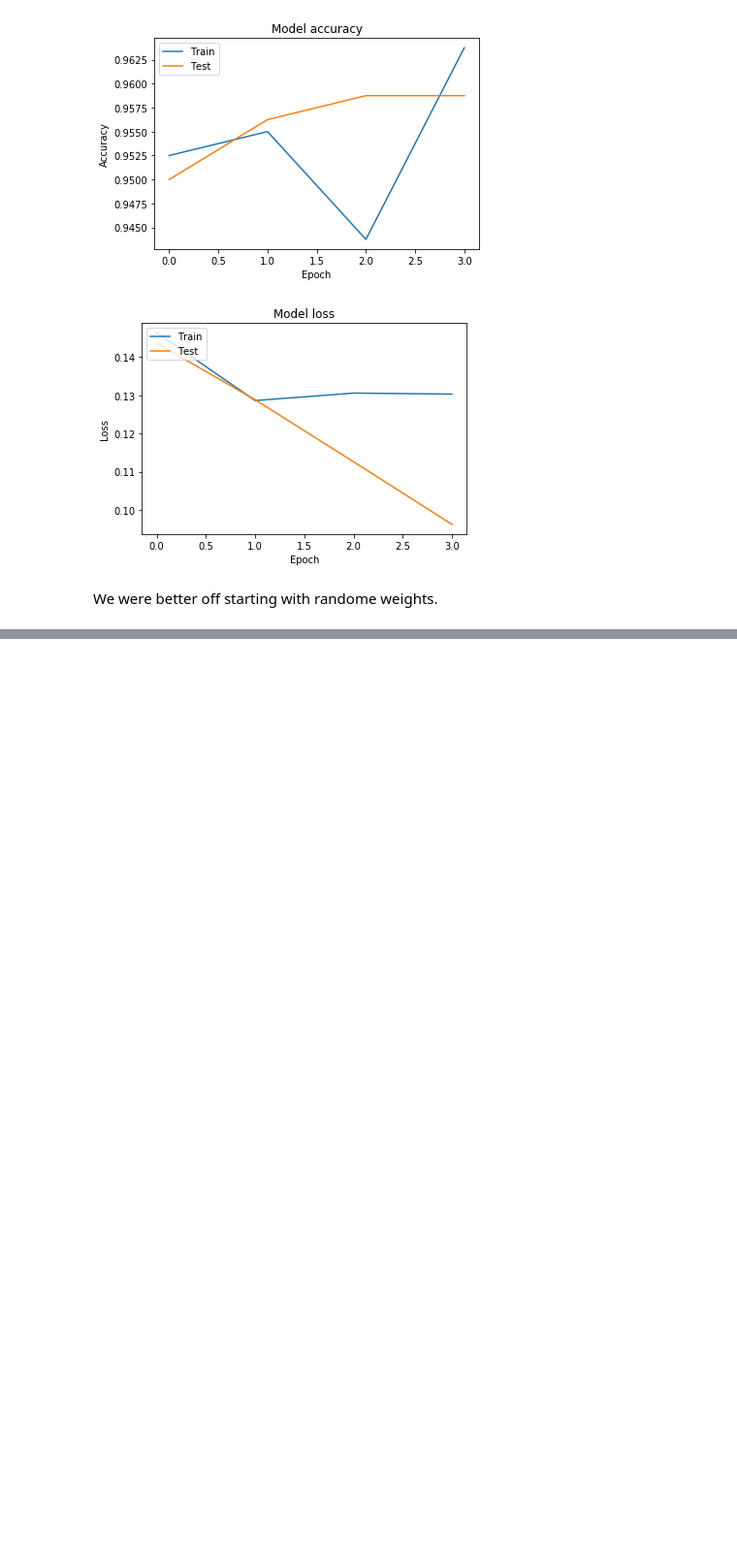
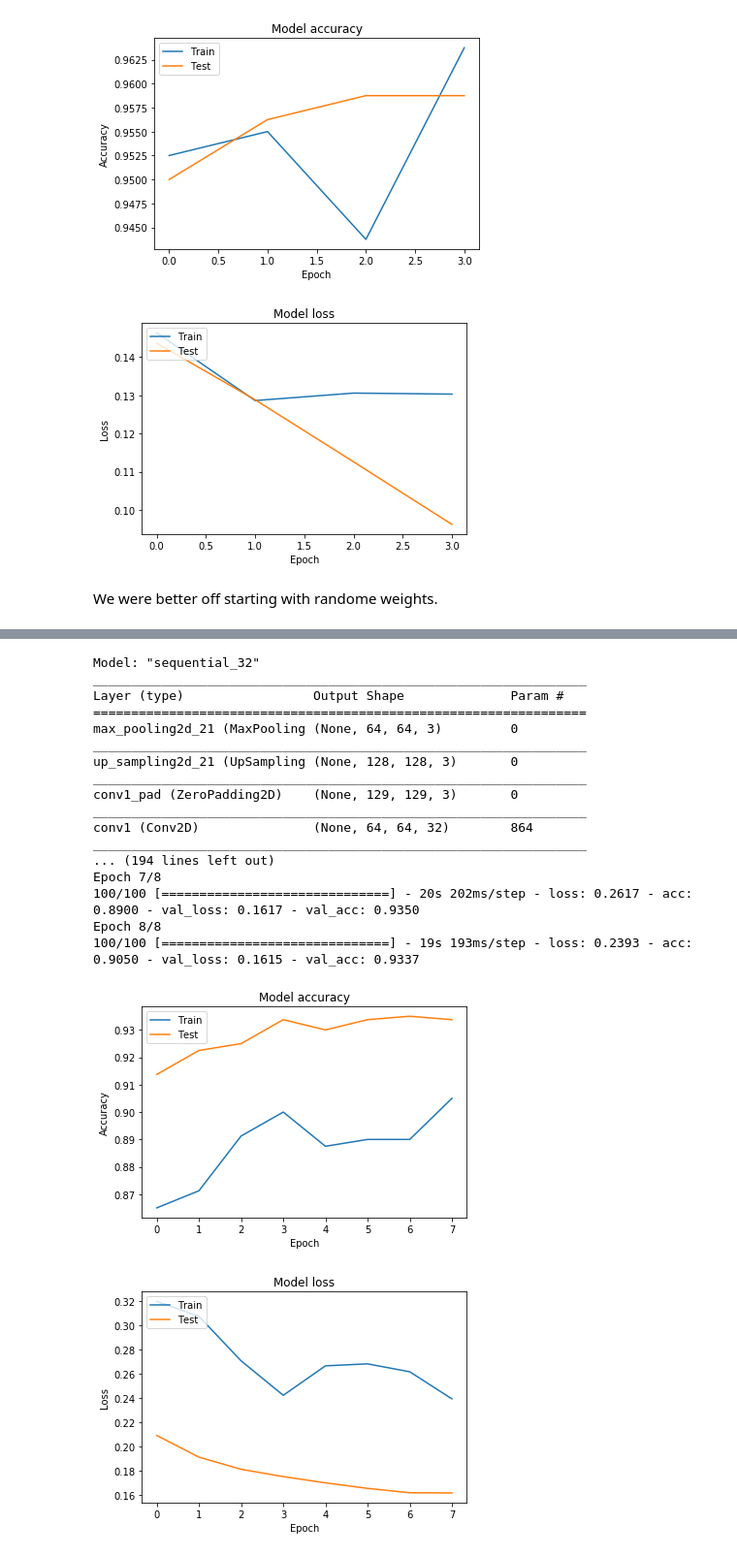
Before and after one commit to quasus/keras1, a Jupyter notebook: cats-and-dogs.ipynb, the cells around one changed output, grey strips where cells are left out. Shown at 97% size. Saved outputs shown, nothing was run; the diff lists cells and outputs as text; code cells hidden in the pictures; blank space fills up the shorter version.

```diff
--- a/cats-and-dogs.ipynb
+++ b/cats-and-dogs.ipynb
@@ -730,0 +834,33 @@ We were better off starting with randome weights.
+# %%
+model11b = Sequential()
+model11b.add(MaxPooling2D(pool_size=(2, 2), input_shape=(SIZE, SIZE, 3)))
+model11b.add(UpSampling2D(size=(2, 2)))
+for layer in model11.layers:
+    model11b.add(layer)
+model11b.summary()
+train(model11b, dg_train, os.path.join(DATA_ROOT, 'part1'),
+      params=base_params2(lr=0.00003, decay=0.001),
+      layer_count=20,
+      epochs=8,
+      validation_generator=dg_val,
+      validation_directory=os.path.join(DATA_ROOT, 'part2'))
+# %% [output]
+Model: "sequential_32"
+_________________________________________________________________
+Layer (type)                 Output Shape              Param #
+=================================================================
+max_pooling2d_21 (MaxPooling (None, 64, 64, 3)         0
+_________________________________________________________________
+up_sampling2d_21 (UpSampling (None, 128, 128, 3)       0
+_________________________________________________________________
+conv1_pad (ZeroPadding2D)    (None, 129, 129, 3)       0
+_________________________________________________________________
+conv1 (Conv2D)               (None, 64, 64, 32)        864
+_________________________________________________________________
+... (194 lines left out)
+Epoch 7/8
+100/100 [==============================] - 20s 202ms/step - loss: 0.2617 - acc: 0.8900 - val_loss: 0.1617 - val_acc: 0.9350
+Epoch 8/8
+100/100 [==============================] - 19s 193ms/step - loss: 0.2393 - acc: 0.9050 - val_loss: 0.1615 - val_acc: 0.9337
+[figure, added]
+[figure, added]
```
Also changed, not shown: parts of 19 cells of this notebook, 1 other file.
